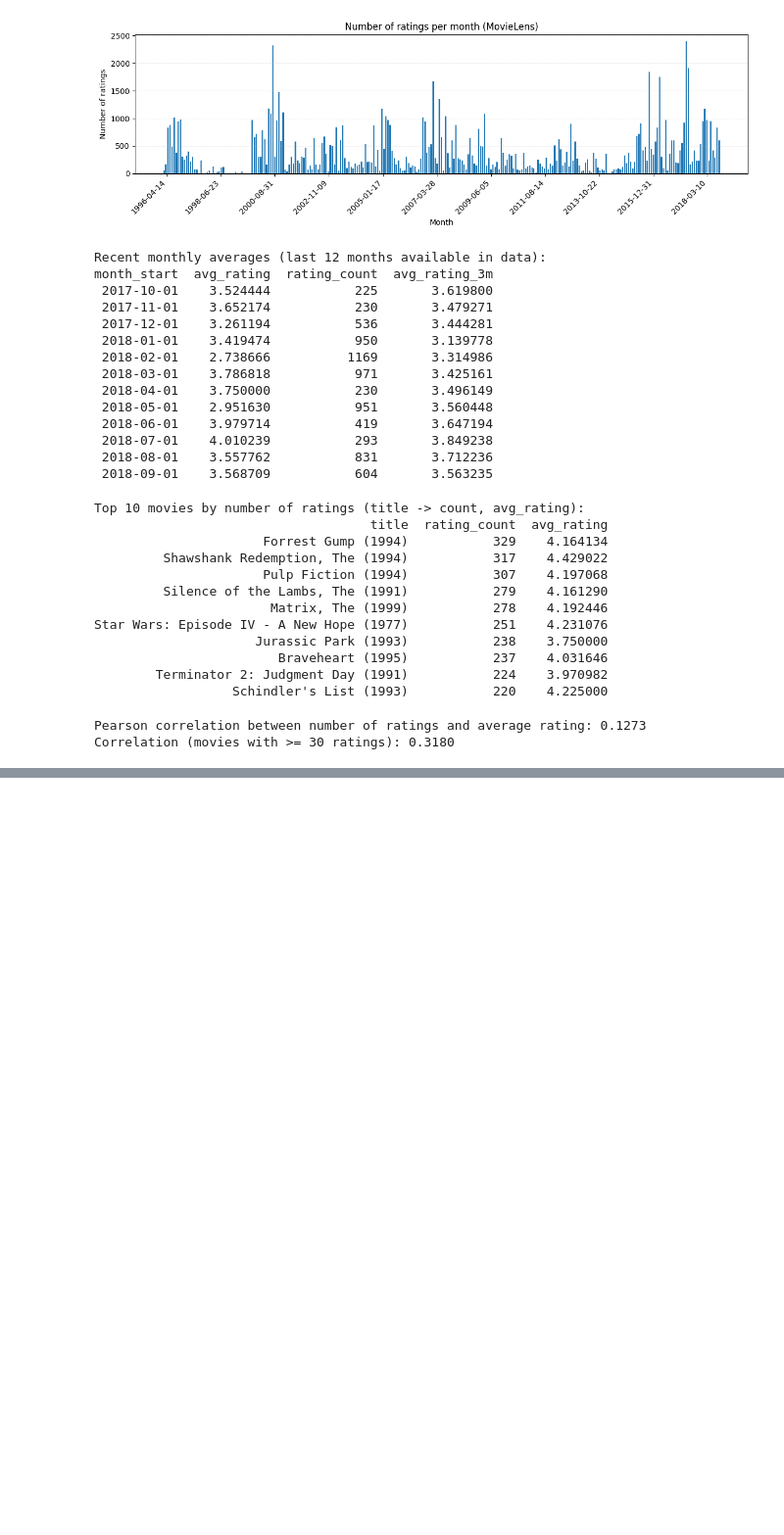
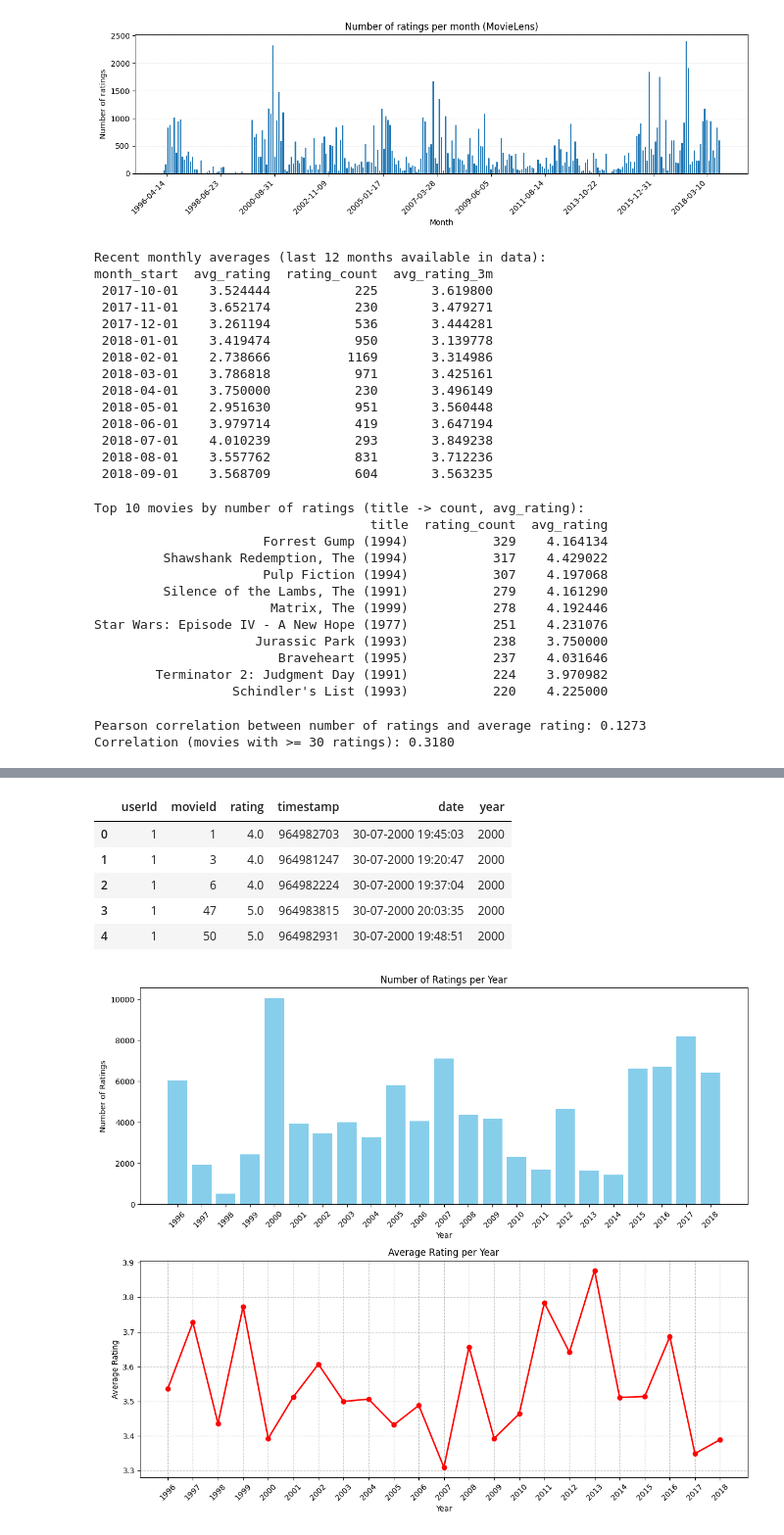
Before and after one commit to MartimVeigaCarneiro/BigDataFoundation, a Jupyter notebook: Project_with_Git.ipynb, the cells around one changed output, grey strips where cells are left out. Shown at 98% size. Drawn from its saved outputs; the diff is of its cells as text; code cells hidden in the pictures; blank space fills up the shorter version.

```diff
--- a/Project_with_Git.ipynb
+++ b/Project_with_Git.ipynb
@@ -328,0 +509,15 @@ Correlation (movies with >= 30 ratings): 0.3180
+# %%
+# Transform timestamps to dates
+from datetime import datetime
+
+# Transform timestamps in ratings DataFrame
+ratings_df['date'] = ratings_df['timestamp'].apply(lambda x: datetime.fromtimestamp(x).strftime('%d-%m-%Y %H:%M:%S'))
+print("\nRatings DataFrame with converted timestamps:")
+print("-" * 80)
+print(ratings_df[['userId', 'movieId', 'rating', 'date']].head())
+
+# Transform timestamps in tags DataFrame
+tags_df['date'] = tags_df['timestamp'].apply(lambda x: datetime.fromtimestamp(x).strftime('%d-%m-%Y %H:%M:%S'))
+print("\nTags DataFrame with converted timestamps:")
+print("-" * 80)
+print(tags_df[['userId', 'movieId', 'tag', 'date']].head())
@@ -328,0 +629,50 @@ Correlation (movies with >= 30 ratings): 0.3180
+# %%
+# Create a year-based analysis
+import matplotlib.pyplot as plt
+
+# Extract year from date
+ratings_df['year'] = ratings_df['date'].str[6:10]
+display(ratings_df.head())
+
+# Get yearly statistics
+yearly_stats = ratings_df.groupby('year').agg({
+    'rating': ['count', 'mean'],
+    'movieId': 'nunique',
+    'userId': 'nunique'
+}).reset_index()
+
+yearly_stats.columns = ['year', 'num_ratings', 'avg_rating', 'unique_movies', 'unique_users']
+
+# Create subplots
+fig, (ax1, ax2) = plt.subplots(2, 1, figsize=(12, 10))
+
+# Plot number of ratings per year
+ax1.bar(yearly_stats['year'], yearly_stats['num_ratings'], color='skyblue')
+ax1.set_title('Number of Ratings per Year')
+ax1.set_xlabel('Year')
+ax1.set_ylabel('Number of Ratings')
+plt.setp(ax1.xaxis.get_majorticklabels(), rotation=45)
+
+# Plot average rating per year
+ax2.plot(yearly_stats['year'], yearly_stats['avg_rating'], marker='o', color='red', linewidth=2)
+ax2.set_title('Average Rating per Year')
+ax2.set_xlabel('Year')
+ax2.set_ylabel('Average Rating')
+ax2.grid(True, linestyle='--', alpha=0.7)
+plt.setp(ax2.xaxis.get_majorticklabels(), rotation=45)
+
+plt.tight_layout()
+plt.show()
+
+# Print summary statistics
+print("\nYearly Statistics Summary:")
+print("-" * 80)
+print(yearly_stats.to_string(index=False))
+# %% [output]
+|  | userId | movieId | rating | timestamp | date | year |
+| 0 | 1 | 1 | 4.0 | 964982703 | 30-07-2000 19:45:03 | 2000 |
+| 1 | 1 | 3 | 4.0 | 964981247 | 30-07-2000 19:20:47 | 2000 |
+| 2 | 1 | 6 | 4.0 | 964982224 | 30-07-2000 19:37:04 | 2000 |
+| 3 | 1 | 47 | 5.0 | 964983815 | 30-07-2000 20:03:35 | 2000 |
+| 4 | 1 | 50 | 5.0 | 964982931 | 30-07-2000 19:48:51 | 2000 |
+[figure, added]
```
Also changed, not shown: parts of 15 cells of this notebook.
